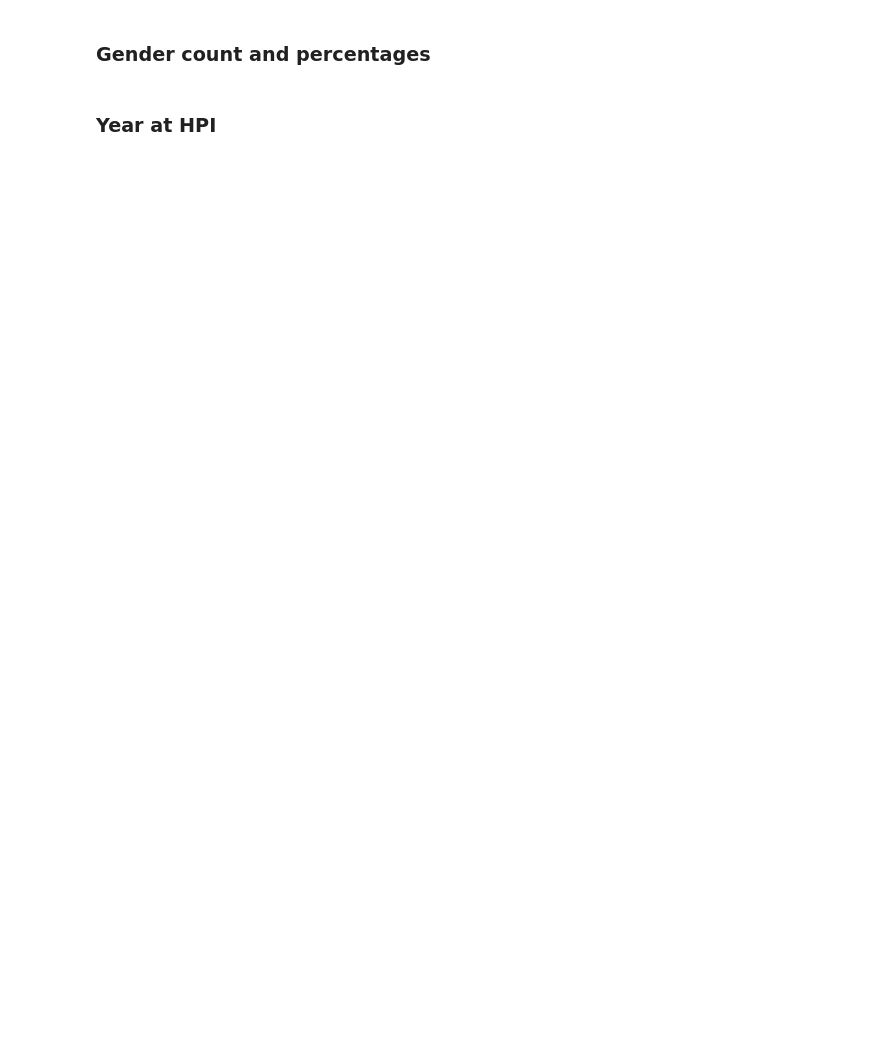
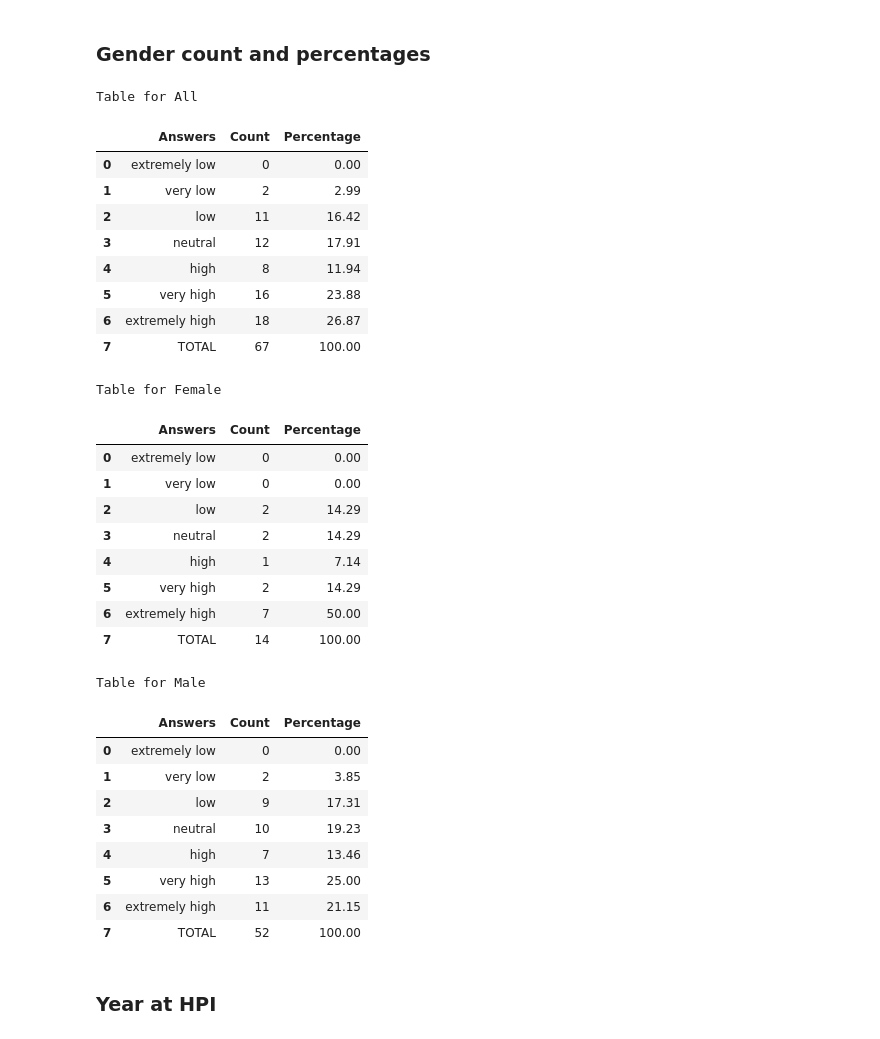
Before and after one commit to christianadriano/survey_analysis, a Jupyter notebook: notebooks/I004_03.ipynb, the cells around one changed output. Drawn from its saved outputs; the diff is of its cells as text; code cells hidden in the pictures; blank space fills up the shorter version.

```diff
--- a/notebooks/I004_03.ipynb
+++ b/notebooks/I004_03.ipynb
@@ -133,35 +171,65 @@ count_df = dw.percentage_options_single_column(df_data=data_frame,
 
 print('Table for '+'All')
 count_df = count_df.rename(columns={count_df.columns[0]: 'Answers'})
 display(count_df)
 latex_table = tw.write_latex_table(count_df,False, 'All',
                                     question_id, question_title,
                                     column_format='@{}lcc')
 tw.table_to_file(latex_table,tables_path,tables_file_name)
 
 # Filter by enrolled
 group_categories = dict_column_names.keys()
 
 for group_category in group_categories:
     filtered_df = data_frame[data_frame[group_column_key] == group_category]
     if(len(filtered_df.index > 0)):#ignores group_categories that are not present
 
         count_df = dw.percentage_options_single_column(df_data=filtered_df,
                                 column_name = question_id,
                                 options_names=options_names_list,
                                 options_codes=options_code_list)
-
-        if(count_df.notnull()):
+        if(count_df.size>0):
             group_name = dict_column_names.get(group_category)
             print('Table for '+group_name)
 
             #Rename columns before printing
             count_df = count_df.rename(columns={count_df.columns[0]: 'Answers'})
             display(count_df)
 
             latex_table = tw.write_latex_table(count_df,False, group_category,
                                     question_id, question_title,column_format='@{}lcc')
             tw.table_to_file(latex_table,tables_path,tables_file_name)
+# %% [output]
+Table for All
+|  | Answers | Count | Percentage |
+| 0 | extremely low | 0 | 0.00 |
+| 1 | very low | 2 | 2.99 |
+| 2 | low | 11 | 16.42 |
+| 3 | neutral | 12 | 17.91 |
+| 4 | high | 8 | 11.94 |
+| 5 | very high | 16 | 23.88 |
+| 6 | extremely high | 18 | 26.87 |
+| 7 | TOTAL | 67 | 100.00 |
+Table for Female
+|  | Answers | Count | Percentage |
+| 0 | extremely low | 0 | 0.00 |
+| 1 | very low | 0 | 0.00 |
+| 2 | low | 2 | 14.29 |
+| 3 | neutral | 2 | 14.29 |
+| 4 | high | 1 | 7.14 |
+| 5 | very high | 2 | 14.29 |
+| 6 | extremely high | 7 | 50.00 |
+| 7 | TOTAL | 14 | 100.00 |
+Table for Male
+|  | Answers | Count | Percentage |
+| 0 | extremely low | 0 | 0.00 |
+| 1 | very low | 2 | 3.85 |
+| 2 | low | 9 | 17.31 |
+| 3 | neutral | 10 | 19.23 |
+| 4 | high | 7 | 13.46 |
+| 5 | very high | 13 | 25.00 |
+| 6 | extremely high | 11 | 21.15 |
+| 7 | TOTAL | 52 | 100.00 |
 # %% [markdown]
 ### Year at HPI
 # %%
```
Also changed, not shown: parts of 5 cells of this notebook, 1 other file.
